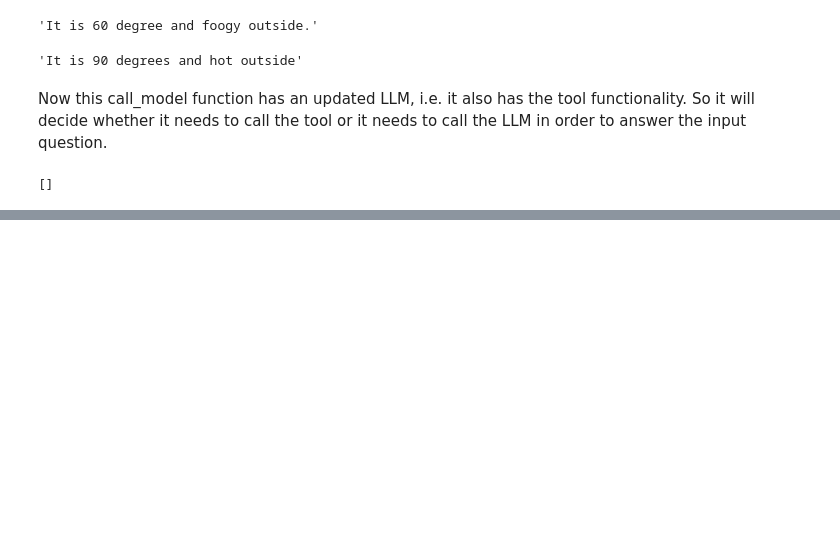
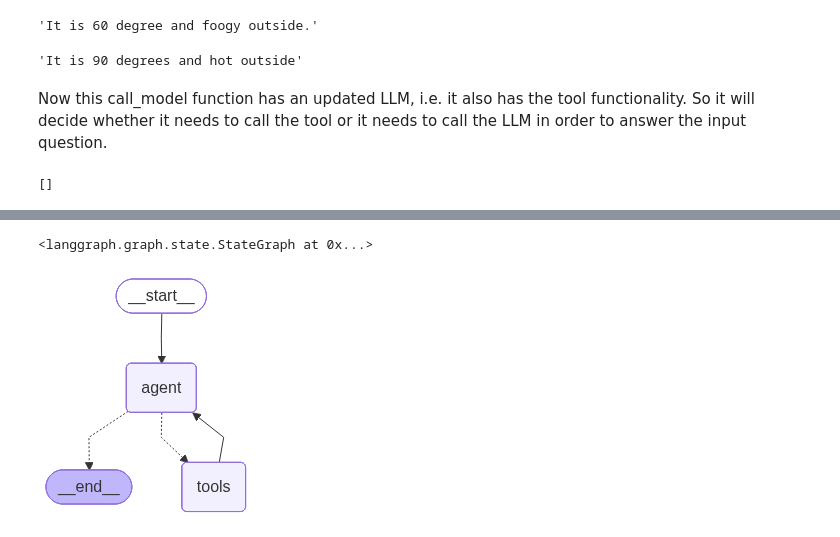
Before and after one commit to AtharvaBOT7/LangGraph-Practice, a Jupyter notebook: Chatbot_with_LangGraph/chatbot.ipynb, the cells around one changed output, grey strips where cells are left out. Cells and saved outputs as stored; diff of their text form; code cells hidden in the pictures; blank space fills up the shorter version.

```diff
--- a/Chatbot_with_LangGraph/chatbot.ipynb
+++ b/Chatbot_with_LangGraph/chatbot.ipynb
@@ -144,0 +222,31 @@ last_message.tool_calls
+# %%
+from langgraph.checkpoint.memory import MemorySaver
+
+memory = MemorySaver()
+# %%
+workflow3 = StateGraph(MessagesState)
+
+workflow3.add_node("agent", call_model2)
+workflow3.add_node("tools", tool_node)
+
+workflow3.add_edge(START, "agent")
+
+workflow3.add_conditional_edges(
+    "agent",
+    router_function,
+    {
+        "tools": "tools",
+        END: END
+    }
+)
+
+workflow3.add_edge("tools", "agent")
+# %% [output]
+<langgraph.graph.state.StateGraph at 0x...>
+# %%
+app3 = workflow3.compile(checkpointer=memory)
+# %%
+from IPython.display import Image, display
+display(Image(app3.get_graph().draw_mermaid_png()))
+# %% [output]
+[figure, added]
```
Also changed, not shown: parts of 23 cells of this notebook.
